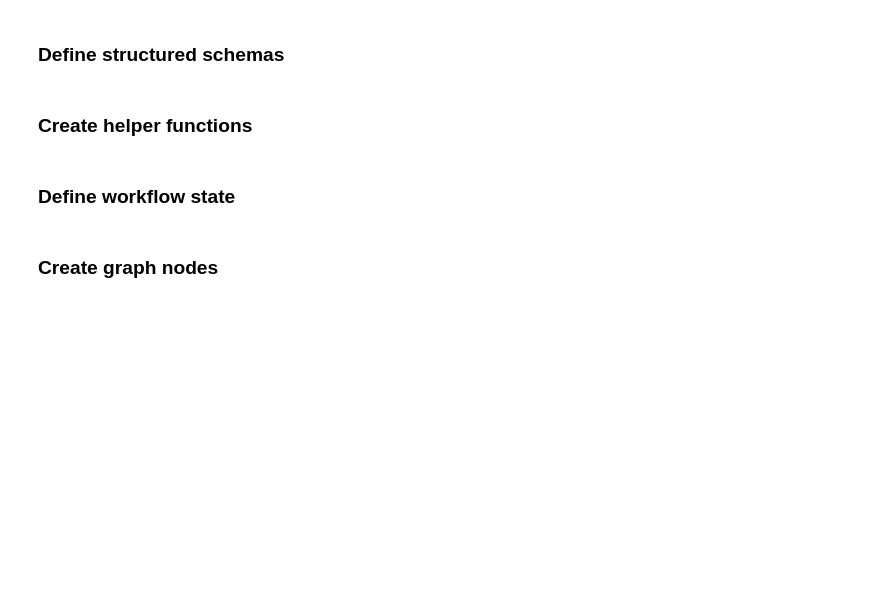
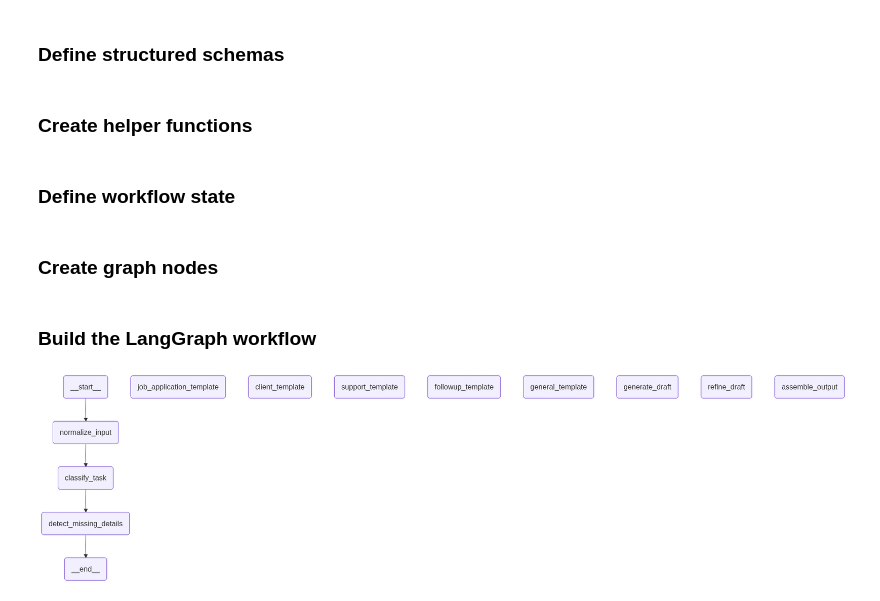
Before and after one commit to mdmohsin212/Generative-AI, a Jupyter notebook: Message Drafting Agent/Drafting_agent.ipynb, the cells around one changed output. Cells and saved outputs as stored; diff of their text form; code cells hidden in the pictures; blank space fills up the shorter version.

Commit message:
Build the LangGraph workflow

```diff
--- a/Message Drafting Agent/Drafting_agent.ipynb
+++ b/Message Drafting Agent/Drafting_agent.ipynb
@@ -435,3 +435,38 @@ def assemble_output_node(state: EmailState):
         "final_output": data,
         "report_markdown": markdown
     }
+# %% [markdown]
+### Build the LangGraph workflow
+# %%
+builder = StateGraph(EmailState)
+
+builder.add_node("normalize_input", normalize_input_node)
+builder.add_node("classify_task", classify_task_node)
+builder.add_node("detect_missing_details", detect_missing_details_node)
+builder.add_node("job_application_template", job_application_template_node)
+builder.add_node("client_template", client_template_node)
+builder.add_node("support_template", support_template_node)
+builder.add_node("followup_template", followup_template_node)
+builder.add_node("general_template", general_template_node)
+builder.add_node("generate_draft", generate_draft_node)
+builder.add_node("refine_draft", refine_draft_node)
+builder.add_node("assemble_output", assemble_output_node)
+
+builder.add_edge(START, "normalize_input")
+builder.add_edge("normalize_input", "classify_task")
+builder.add_edge("classify_task", "detect_missing_details")
+builder.add_conditional_edges("detect_missing_details", route_template)
+builder.add_edge("job_application_template", "generate_draft")
+builder.add_edge("client_template", "generate_draft")
+builder.add_edge("support_template", "generate_draft")
+builder.add_edge("followup_template", "generate_draft")
+builder.add_edge("general_template", "generate_draft")
+builder.add_edge("generate_draft", "refine_draft")
+builder.add_edge("refine_draft", "assemble_output")
+builder.add_edge("assemble_output", END)
+
+email_graph = builder.compile()
+# %%
+email_graph
+# %% [output]
+[figure, added]
```
